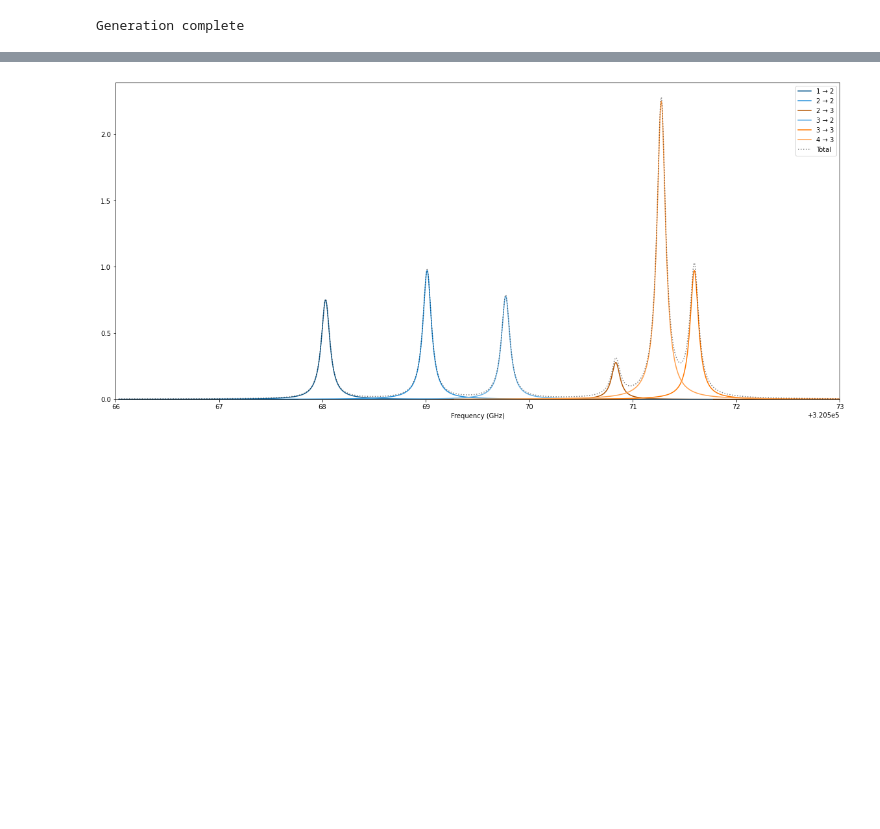
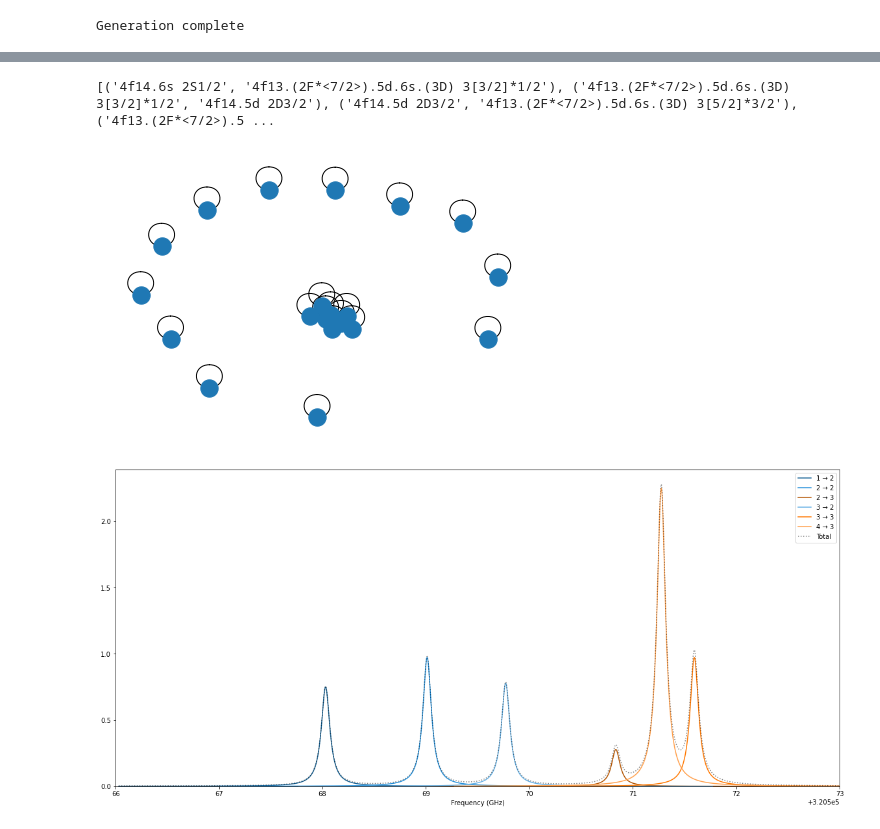
Before and after one commit to thomasdellaert/Atom-Toolkit, a Jupyter notebook: testing.ipynb, the cells around one changed output, grey strips where cells are left out. Saved outputs shown, nothing was run; the diff lists cells and outputs as text; code cells hidden in the pictures; blank space fills up the shorter version.

```diff
--- a/testing.ipynb
+++ b/testing.ipynb
@@ -124,4 +92,12 @@ print(a.enforce())
 None
+# %%
+print(list(nx.dfs_edges(a.levelsModel)))
+# %% [output]
+[('4f14.6s 2S1/2', '4f13.(2F*<7/2>).5d.6s.(3D) 3[3/2]*1/2'), ('4f13.(2F*<7/2>).5d.6s.(3D) 3[3/2]*1/2', '4f14.5d 2D3/2'), ('4f14.5d 2D3/2', '4f13.(2F*<7/2>).5d.6s.(3D) 3[5/2]*3/2'), ('4f13.(2F*<7/2>).5 ...
+# %%
+nx.draw(a.levelsModel)
+# %% [output]
+[figure, added]
 # %%
 %matplotlib inline
 
```
Also changed, not shown: parts of 4 cells of this notebook, 1 other file.
